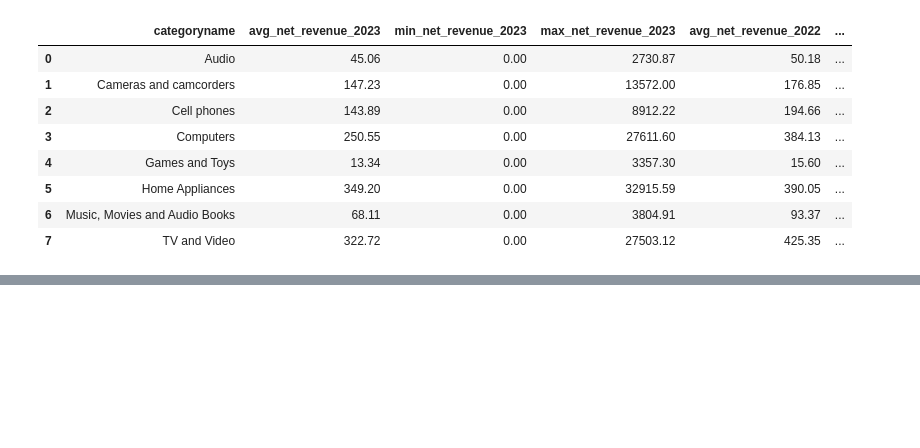
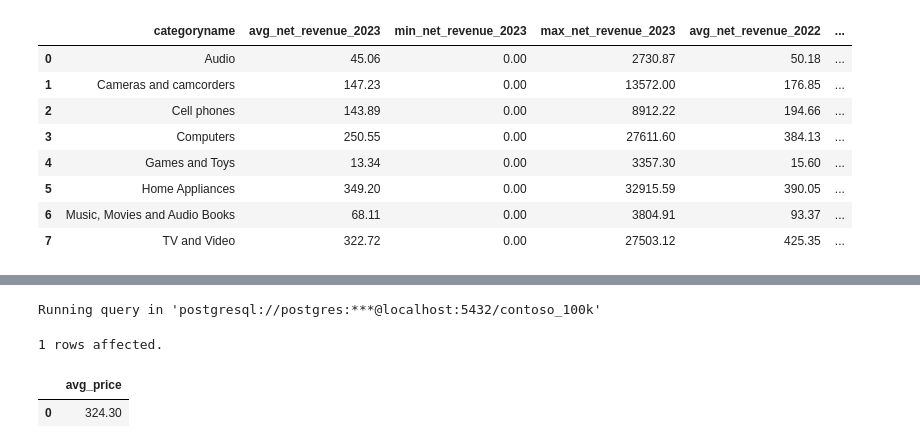
Before and after one commit to evanalyticsalex/SQL_for_Data_Analytics, a Jupyter notebook: Resources/Blank_SQL_Notebook.ipynb, the cells around one changed output, grey strips where cells are left out. Saved outputs shown, nothing was run; the diff lists cells and outputs as text; code cells hidden in the pictures; blank space fills up the shorter version.

```diff
--- a/Resources/Blank_SQL_Notebook.ipynb
+++ b/Resources/Blank_SQL_Notebook.ipynb
@@ -469,0 +514,12 @@ Running query in 'postgresql://postgres:***@localhost:5432/contoso_100k'
+# %%
+%%sql
+
+SELECT
+  AVG(s.netprice) as Avg_Price
+FROM
+  sales as s
+# %% [output]
+Running query in 'postgresql://postgres:***@localhost:5432/contoso_100k'
+1 rows affected.
+|  | avg_price |
+| 0 | 324.30 |
```
Also changed, not shown: parts of 3 cells of this notebook.
